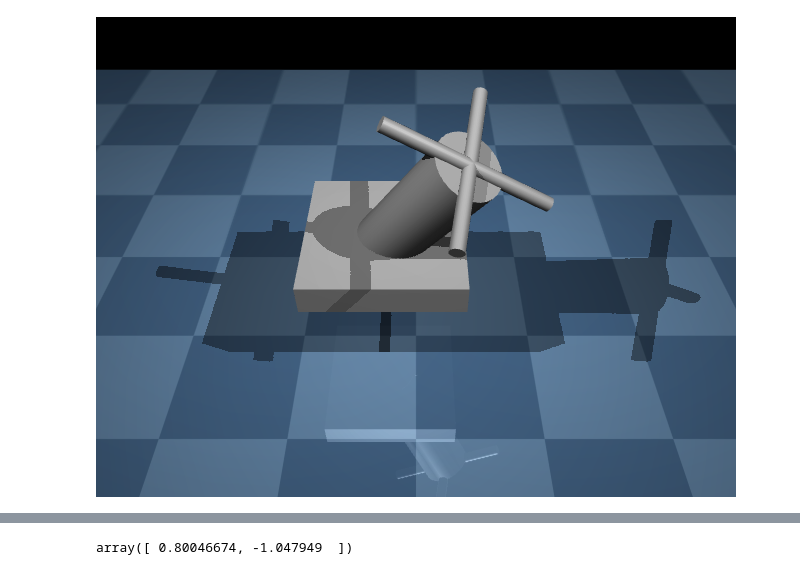
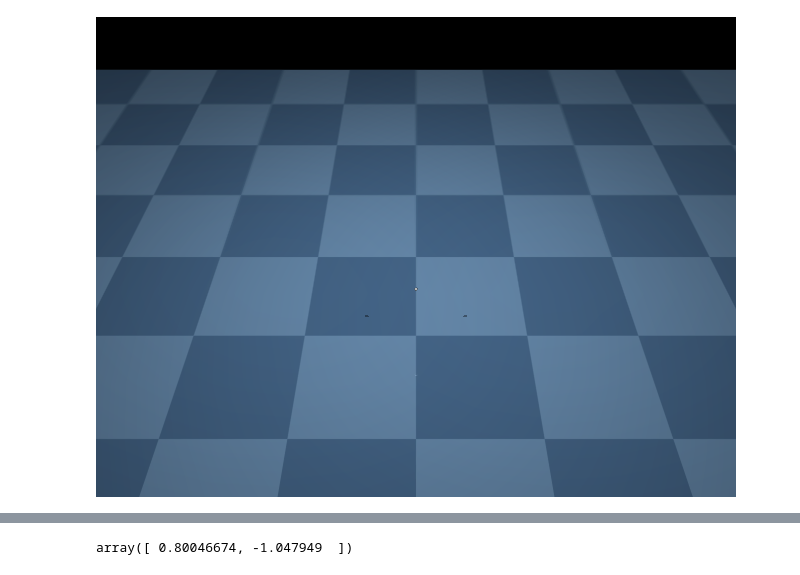
Before and after one commit to brn-dev/swarm-bots, a Jupyter notebook: cartpole/cartpole.ipynb, the cells around one changed output, grey strips where cells are left out. Saved outputs shown, nothing was run; the diff lists cells and outputs as text; code cells hidden in the pictures.

```diff
--- a/cartpole/cartpole.ipynb
+++ b/cartpole/cartpole.ipynb
@@ -26,14 +30,14 @@ from cartpole3d import CartPole3D
 # %%
 cartpole3d_env = CartPole3D(nr_movement_dimensions=3)
 
 cartpole3d_env.reset()
 
 for _ in range(200):
-    cartpole3d_env.step(np.array([0, 0, 0.1]))
+    cartpole3d_env.step(np.array([100, 100, 100]))
 
 cartpole3d_env.render()
 # %% [output]
-[figure, old version]
+[figure, new version]
 # %%
 torch.set_default_device('cuda:0' if torch.cuda.is_available() else 'cpu')
 
```
Also changed, not shown: parts of 3 cells of this notebook, 2 other files.
